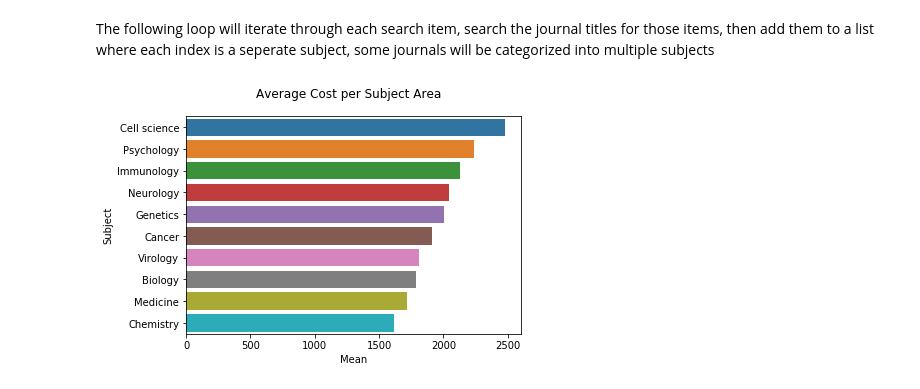
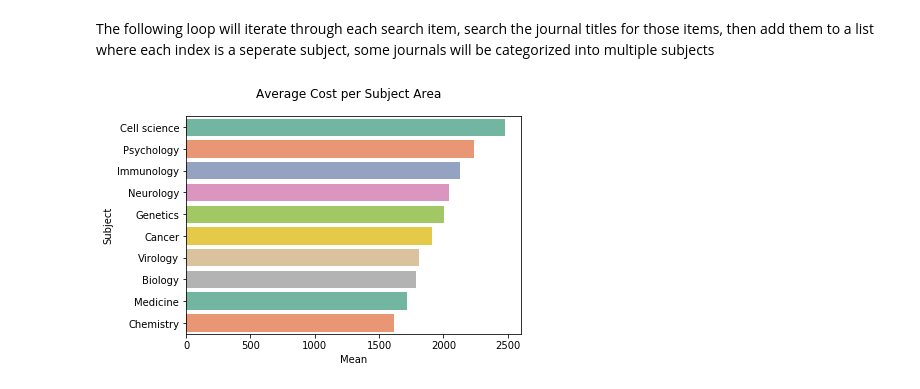
Before and after one commit to dstolbert/Challenge-Data-cleaning-and-calidation, a Jupyter notebook: Challenge- data cleaning and validation.ipynb, the cells around one changed output. Saved outputs shown, nothing was run; the diff lists cells and outputs as text; code cells hidden in the pictures.

```diff
--- a/Challenge- data cleaning and validation.ipynb
+++ b/Challenge- data cleaning and validation.ipynb
@@ -231,6 +231,6 @@ Indices 1470 and  1987 will be multiplied by .01 to fit back into their datasets
 # %%
-df.loc[1470, 'Cost'] = df.loc[1470, 'Cost']*.01
-df.loc[1987, 'Cost'] = df.loc[1987, 'Cost']*.01
+df.loc[1441, 'Cost'] = df.loc[1441, 'Cost']*.01
+df.loc[1940, 'Cost'] = df.loc[1940, 'Cost']*.01
 # %% [markdown]
 # Next, calculate the mean, median, and standard deviation of the open-access cost per article for each journal
 # %%
@@ -300,21 +300,21 @@ for i in range(len(subjects)):
 # %%
 import statistics as stats
 subjects_df = pd.DataFrame()
 
 subject_means = []
 for i in range(len(subjects_list)):
     subject_means.append(stats.mean(subjects_list[i]))
 
 names = []
 for subject in subjects:
     names.append(subject['subject'].capitalize())
 
 subjects_df['Mean'] = subject_means
 subjects_df['Subject'] = names
 subjects_df = subjects_df.sort_values(by='Mean', ascending=False)
 
-sns.barplot(y='Subject',x='Mean', data=subjects_df)
+sns.barplot(y='Subject',x='Mean', data=subjects_df, palette='Set2')
 plt.suptitle('Average Cost per Subject Area')
 plt.show()
 # %% [output]
-[figure, old version]
+[figure, new version]
```
Also changed, not shown: parts of 6 cells of this notebook.
